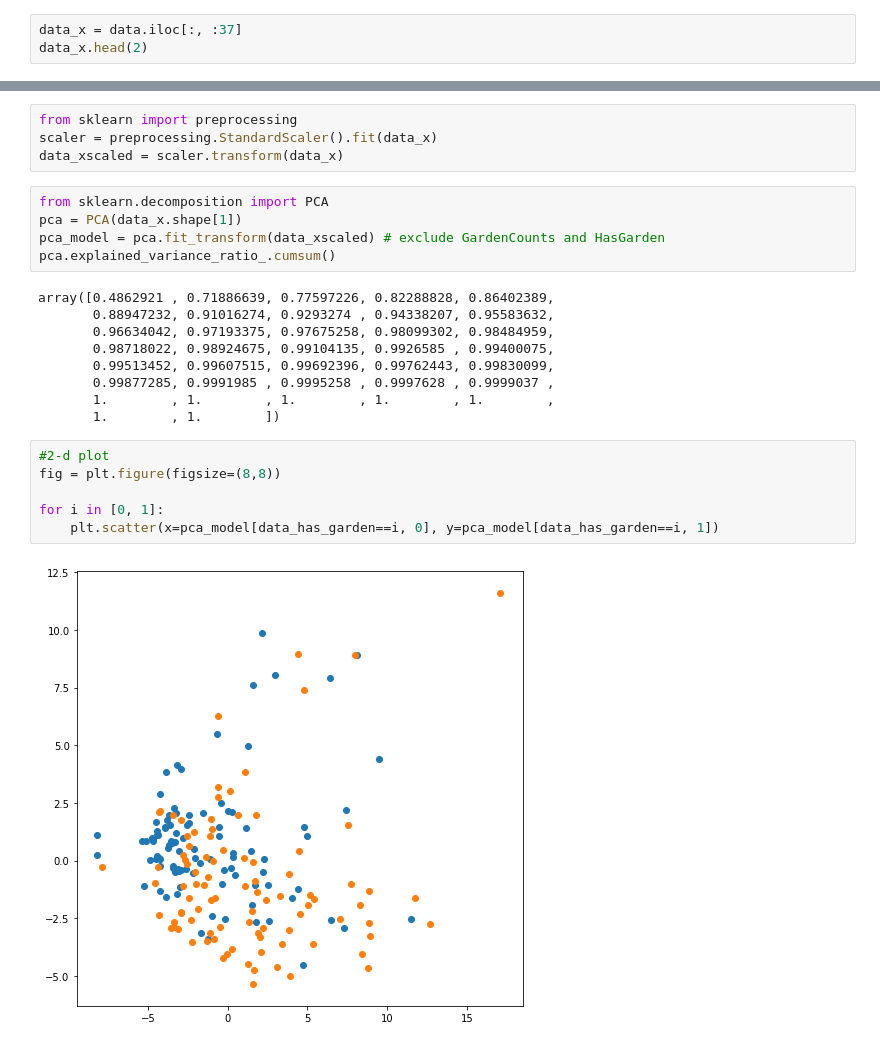
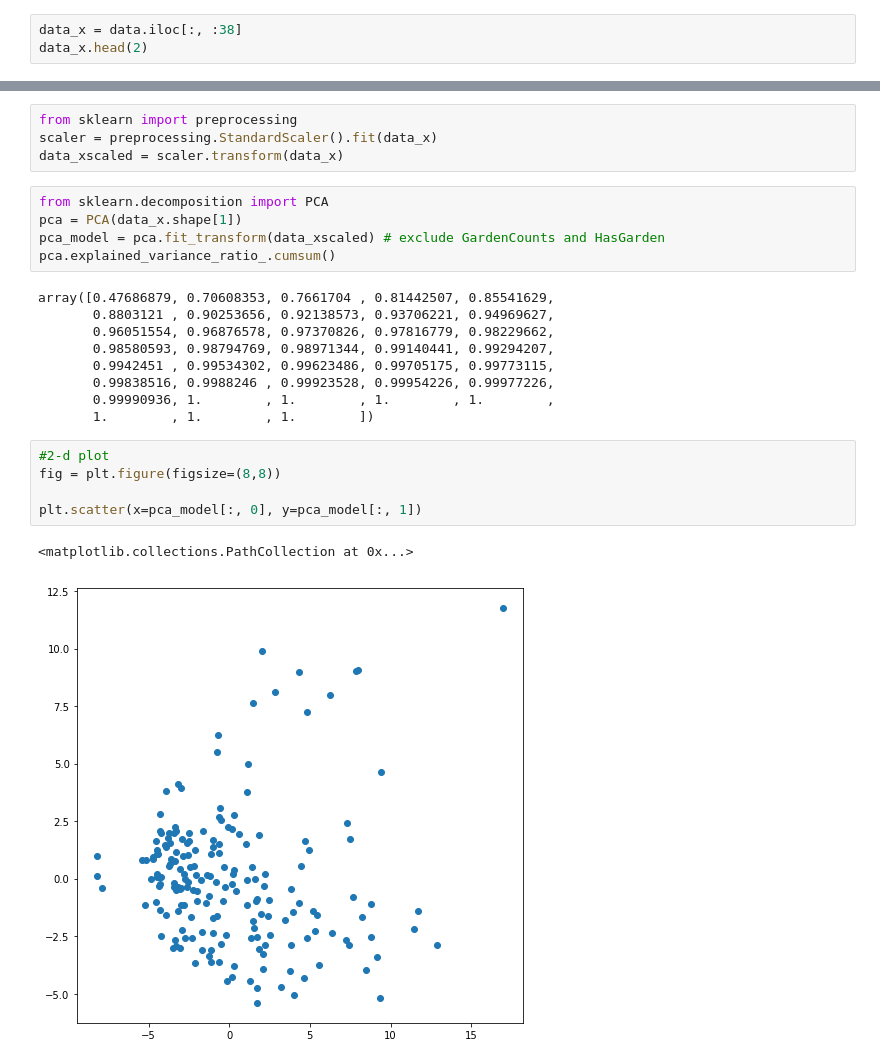
Before and after one commit to leonaisabelle/CUSP-ADS-Project, a Jupyter notebook: modelling_notebooks/PCA.ipynb, the cells around one changed output, grey strips where cells are left out. Drawn from its saved outputs; the diff is of its cells as text.

```diff
--- a/modelling_notebooks/PCA.ipynb
+++ b/modelling_notebooks/PCA.ipynb
@@ -42,7 +42,7 @@ data.shape
 # %%
 data.dropna(inplace=True)
 # %%
-data_x = data.iloc[:, :37]
+data_x = data.iloc[:, :38]
 data_x.head(2)
 # %% [output]
 |  | Population | MalePop | FemalePop | PopUnder18 | PopOver65 | MedianAge | PopHispanic | PopNotHisp | PopWhite | ... |
@@ -63,19 +63,19 @@ pca = PCA(data_x.shape[1])
 pca_model = pca.fit_transform(data_xscaled) # exclude GardenCounts and HasGarden
 pca.explained_variance_ratio_.cumsum()
 # %% [output]
-array([0.4862921 , 0.71886639, 0.77597226, 0.82288828, 0.86402389,
-       0.88947232, 0.91016274, 0.9293274 , 0.94338207, 0.95583632,
-       0.96634042, 0.97193375, 0.97675258, 0.98099302, 0.98484959,
-       0.98718022, 0.98924675, 0.99104135, 0.9926585 , 0.99400075,
-       0.99513452, 0.99607515, 0.99692396, 0.99762443, 0.99830099,
-       0.99877285, 0.9991985 , 0.9995258 , 0.9997628 , 0.9999037 ,
-       1.        , 1.        , 1.        , 1.        , 1.        ,
-       1.        , 1.        ])
+array([0.47686879, 0.70608353, 0.7661704 , 0.81442507, 0.85541629,
+       0.8803121 , 0.90253656, 0.92138573, 0.93706221, 0.94969627,
+       0.96051554, 0.96876578, 0.97370826, 0.97816779, 0.98229662,
+       0.98580593, 0.98794769, 0.98971344, 0.99140441, 0.99294207,
+       0.9942451 , 0.99534302, 0.99623486, 0.99705175, 0.99773115,
+       0.99838516, 0.9988246 , 0.99923528, 0.99954226, 0.99977226,
+       0.99990936, 1.        , 1.        , 1.        , 1.        ,
+       1.        , 1.        , 1.        ])
 # %%
 #2-d plot
 fig = plt.figure(figsize=(8,8))
 
-for i in [0, 1]:
-    plt.scatter(x=pca_model[data_has_garden==i, 0], y=pca_model[data_has_garden==i, 1])
+plt.scatter(x=pca_model[:, 0], y=pca_model[:, 1])
 # %% [output]
+<matplotlib.collections.PathCollection at 0x...>
-[figure, old version]
+[figure, new version]
```
Also changed, not shown: parts of 3 cells of this notebook, 1 other file.
